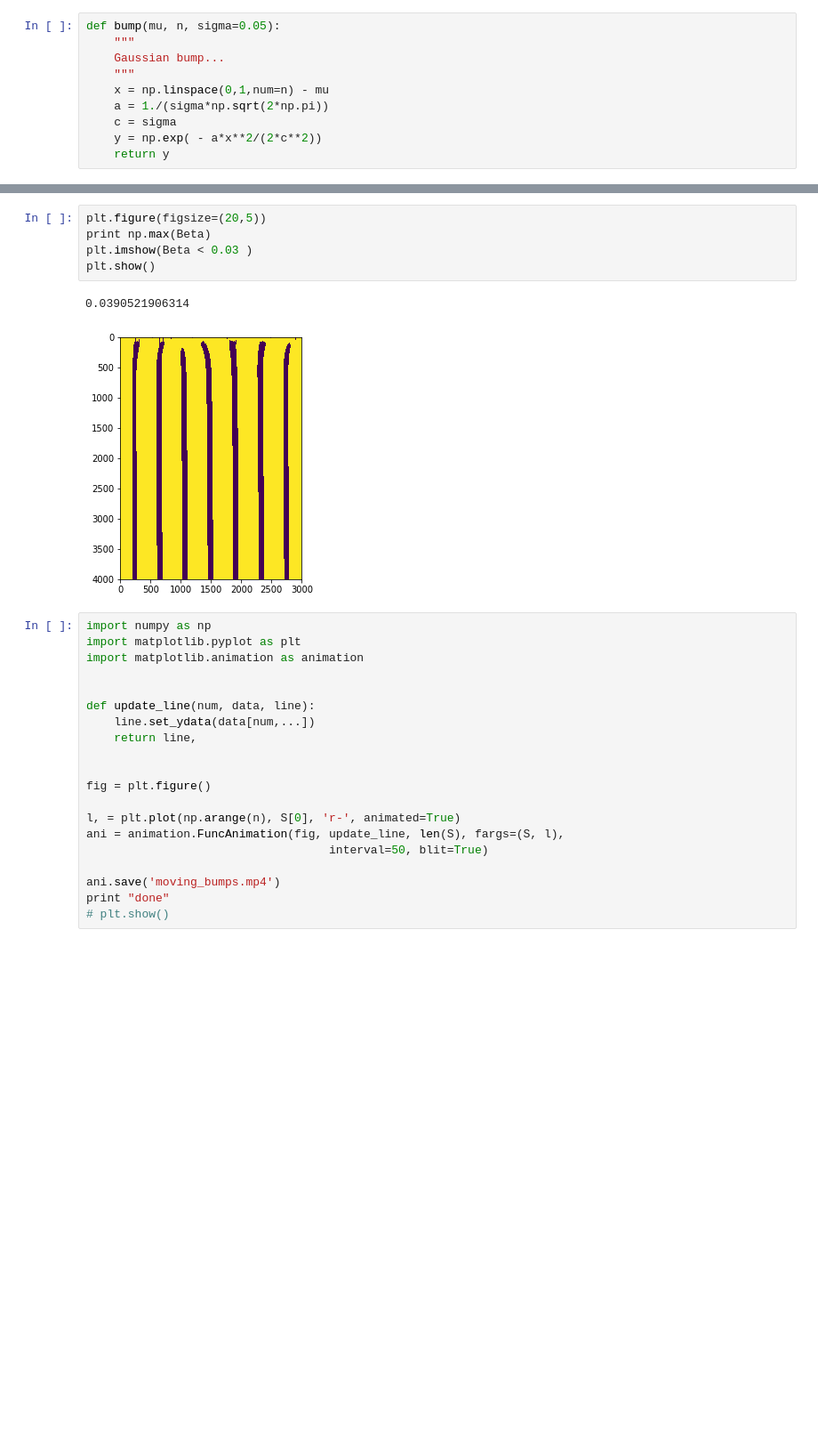
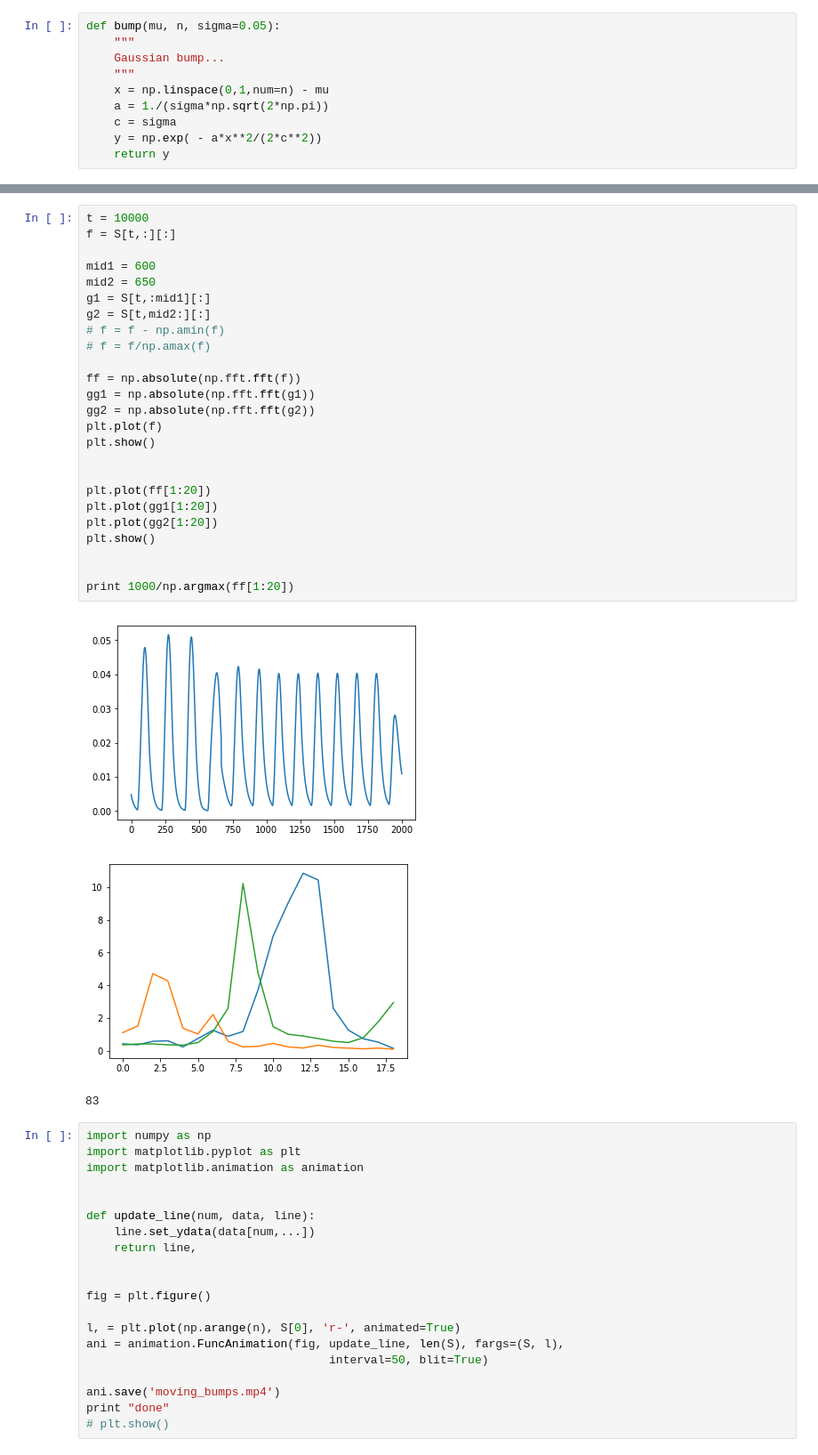
Before and after one commit to mirkoklukas/htmresearch, a Jupyter notebook: projects/gridcells/jupyter/CAN/1d CAN .ipynb, the cells around one changed output, grey strips where cells are left out. Shown: that part at 89% size. Cells and saved outputs as stored; diff of their text form; blank space fills up the shorter version.

```diff
--- a/projects/gridcells/jupyter/CAN/1d CAN .ipynb
+++ b/projects/gridcells/jupyter/CAN/1d CAN .ipynb
@@ -226,11 +218,32 @@ plt.plot(Beta[-1])
-# %%
-plt.figure(figsize=(20,5))
-print np.max(Beta)
-plt.imshow(Beta < 0.03 )
-plt.show()
-# %% [output]
-0.0390521906314
-[figure, removed]
+# %%
+t = 10000
+f = S[t,:][:]
+
+mid1 = 600
+mid2 = 650
+g1 = S[t,:mid1][:]
+g2 = S[t,mid2:][:]
+# f = f - np.amin(f)
+# f = f/np.amax(f)
+
+ff = np.absolute(np.fft.fft(f))
+gg1 = np.absolute(np.fft.fft(g1))
+gg2 = np.absolute(np.fft.fft(g2))
+plt.plot(f)
+plt.show()
+
+
+plt.plot(ff[1:20])
+plt.plot(gg1[1:20])
+plt.plot(gg2[1:20])
+plt.show()
+
+
+print 1000/np.argmax(ff[1:20])
+# %% [output]
+[figure, added]
+[figure, added]
+83
 # %%
 import numpy as np
 import matplotlib.pyplot as plt
```
Also changed, not shown: parts of 2 cells of this notebook, 1 other file.
